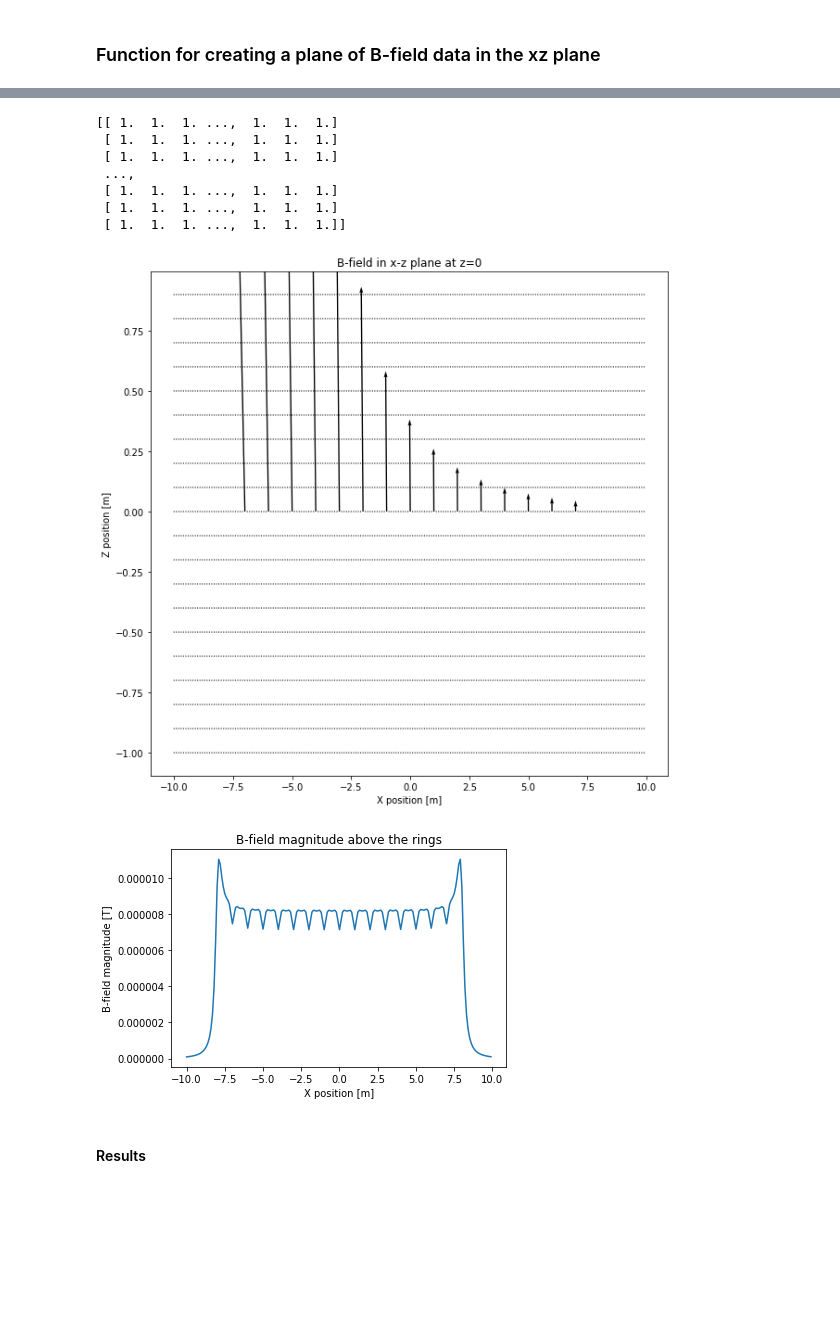
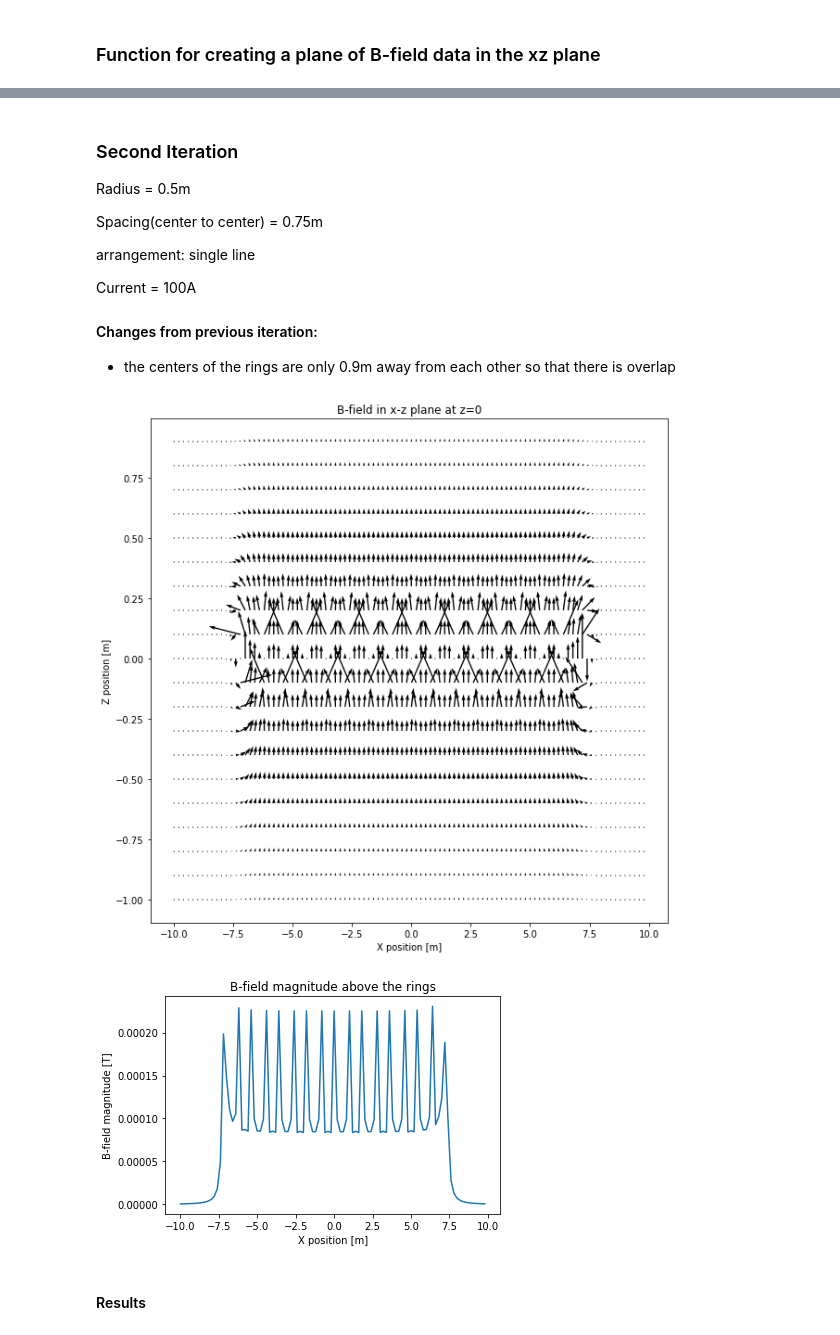
Before and after one commit to rylittle13/Physics260FinalProject, a Jupyter notebook: Final Project.ipynb, the cells around one changed output, grey strips where cells are left out. Drawn from its saved outputs; the diff is of its cells as text; code cells hidden in the pictures; blank space fills up the shorter version.

Commit message:
added 4 more iterations

```diff
--- a/Final Project.ipynb
+++ b/Final Project.ipynb
@@ -53,6 +53,17 @@ import matplotlib.cm as cm
 # %%
 #####  B field function simplified
 def Bloop(r_loop,x_pos,y_pos,z_pos,I,x,y,z):
+    '''
+    Parameters:
+    r_loop: the radius of each loop
+    x_pos: x coordinate of ring center
+    y_pos: y coordinate of ring center
+    z_pos: z coordinate of ring center
+    I: how much current is in the ring
+    x: x coordinate of point the function is solving for
+    y: y coordinate of point the function is solving for
+    z: z coordinate of point the function is solving for
+    '''
     d_theta = 2*np.pi/100
     theta = np.arange(0, 2*np.pi, d_theta)
     x_loop = r_loop*np.cos(theta) + x_pos
@@ -86,9 +97,9 @@ def B_xz_plane(x_min, x_max, z_min, z_max, x_step, z_step, y_value, r_loop, x_po
     z_step: distance from each z value to the next
     y_value: y value of xz plane
     R_loop: radius of the ring
-    x_pos: x position of ring
-    y_pos: y position of ring
-    z_pos: z position of ring
+    x_pos: x coordinate of ring center
+    y_pos: y coordinate of ring center
+    z_pos: z coordinate of ring center
     I: how much current is in the ring
     '''
     x_range = np.arange(x_min, x_max, x_step)
@@ -124,22 +204,28 @@ and the dipole of a ring of current equals the magnitude of current times the ar
+# %% [markdown]
+### Second Iteration
+Radius = 0.5m
+
+Spacing(center to center) = 0.75m
+
+arrangement: single line
+
+Current = 100A
+
+#### Changes from previous iteration:
+- the centers of the rings are only 0.9m away from each other so that there is overlap
 # %%
-## define parameters
-x_min = -10
-x_max = 10
-z_min = -1
-z_max = 1
-x_step = 0.1
-z_step = 0.1
-y_value = 0
+## define local parameters
 R_loop = .5
 x_pos = 0
 y_pos = 0
-z_pos = 0
-I = 10
-## whew that's a lot of parameters
+I = 100
+x_step = 0.2
+z_step = 0.1
 
+## the while loop that calls the function to sovle for the B-field
 m = 0
 num_rings = 16 # np.floor(x_max*2/R_loop)
-spacing = 2*R_loop
+spacing = 0.9
 Bx = 0
 By = 0
 Bz = 0
@@ -155,49 +241,40 @@ while(m < num_rings):
     #plt.plot([-1,1],[x_pos,x_pos], linewidth = 4.0, c = 'b')
     x_pos += spacing
 
-## strictly for plotting
+## set up for plotting
 x_range = np.arange(x_min, x_max, x_step)
 z_range = np.arange(z_min, z_max, z_step)
 X_mesh, Z_mesh = np.meshgrid(x_range, z_range)
 
 B_mag = np.sqrt(Bx**2 + Bz**2) #np.sqrt(Bx**2 + Bz**2)
 
 ok = np.ones((np.size(z_range),np.size(x_range)))
 i = 0
 while (i < np.size(x_range)):
     n = 0
     while (n < np.size(z_range)):
-        if(B_mag[n,i] > np.mean(B_mag)):
+        if(B_mag[n,i] > np.min(B_mag)*200000000):
             ok[n,i] = 0
         n += 1
     i += 1
 
-print ok
-
-
+## plots
 plt.figure(figsize=(10,10))
 qplot = plt.quiver(X_mesh, Z_mesh, ok*Bx, ok*Bz)
 plt.title('B-field in x-z plane at z=0')
 plt.ylabel('Z position [m]')
 plt.xlabel('X position [m]')
 plt.set_cmap('coolwarm')
 plt.show()
 
 
-plt.plot(x_range, B_mag[8, :])
+plt.plot(x_range, B_mag[9, :])
 plt.title('B-field magnitude above the rings')
 plt.ylabel('B-field magnitude [T]')
 plt.xlabel('X position [m]')
 plt.show()
 # %% [output]
-[[ 1.  1.  1. ...,  1.  1.  1.]
- [ 1.  1.  1. ...,  1.  1.  1.]
- [ 1.  1.  1. ...,  1.  1.  1.]
- ...,
- [ 1.  1.  1. ...,  1.  1.  1.]
- [ 1.  1.  1. ...,  1.  1.  1.]
- [ 1.  1.  1. ...,  1.  1.  1.]]
-[figure, old version]
+[figure, new version]
-[figure, old version]
+[figure, new version]
 # %% [markdown]
 #### Results
```
Also changed, not shown: parts of 12 cells of this notebook.
